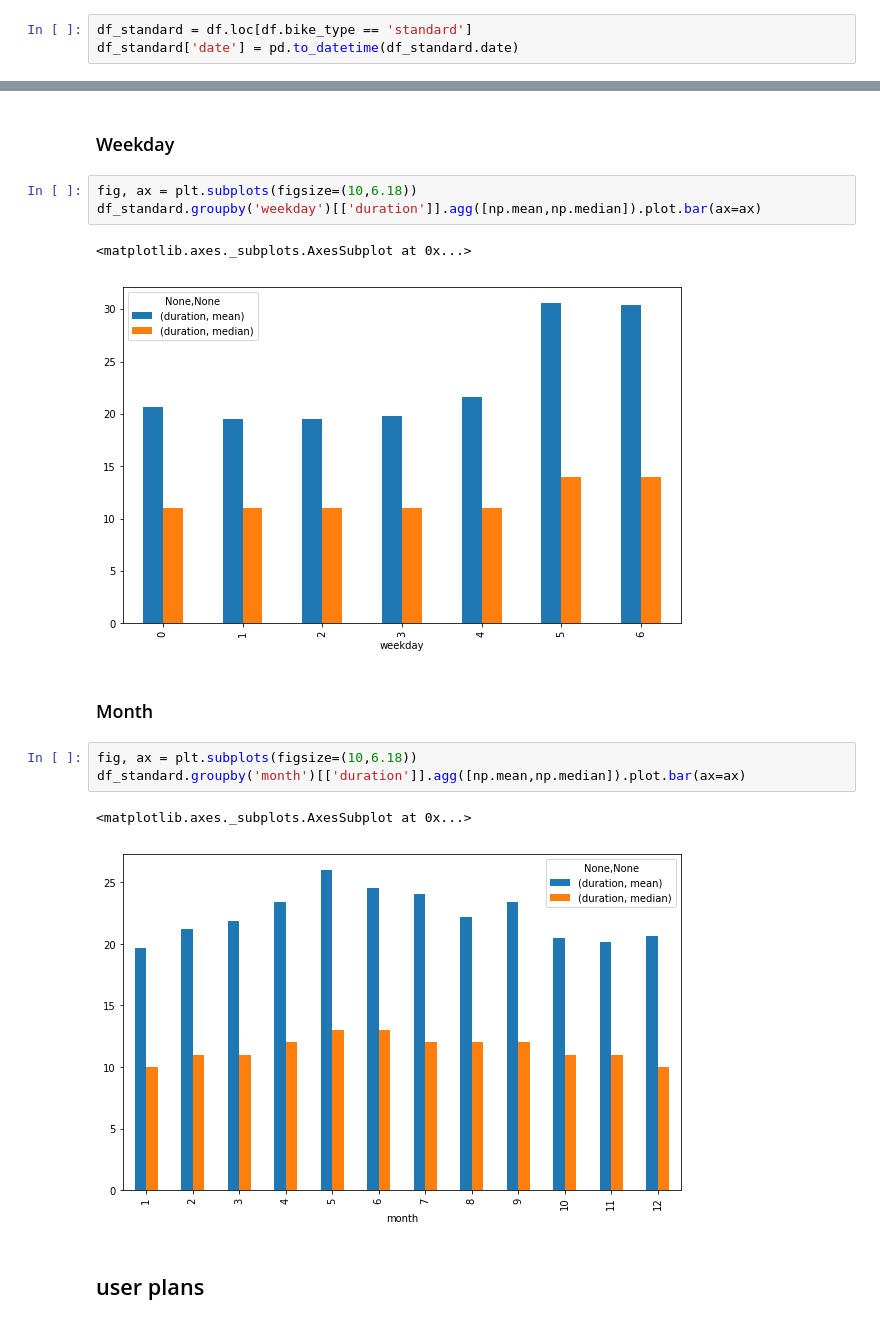
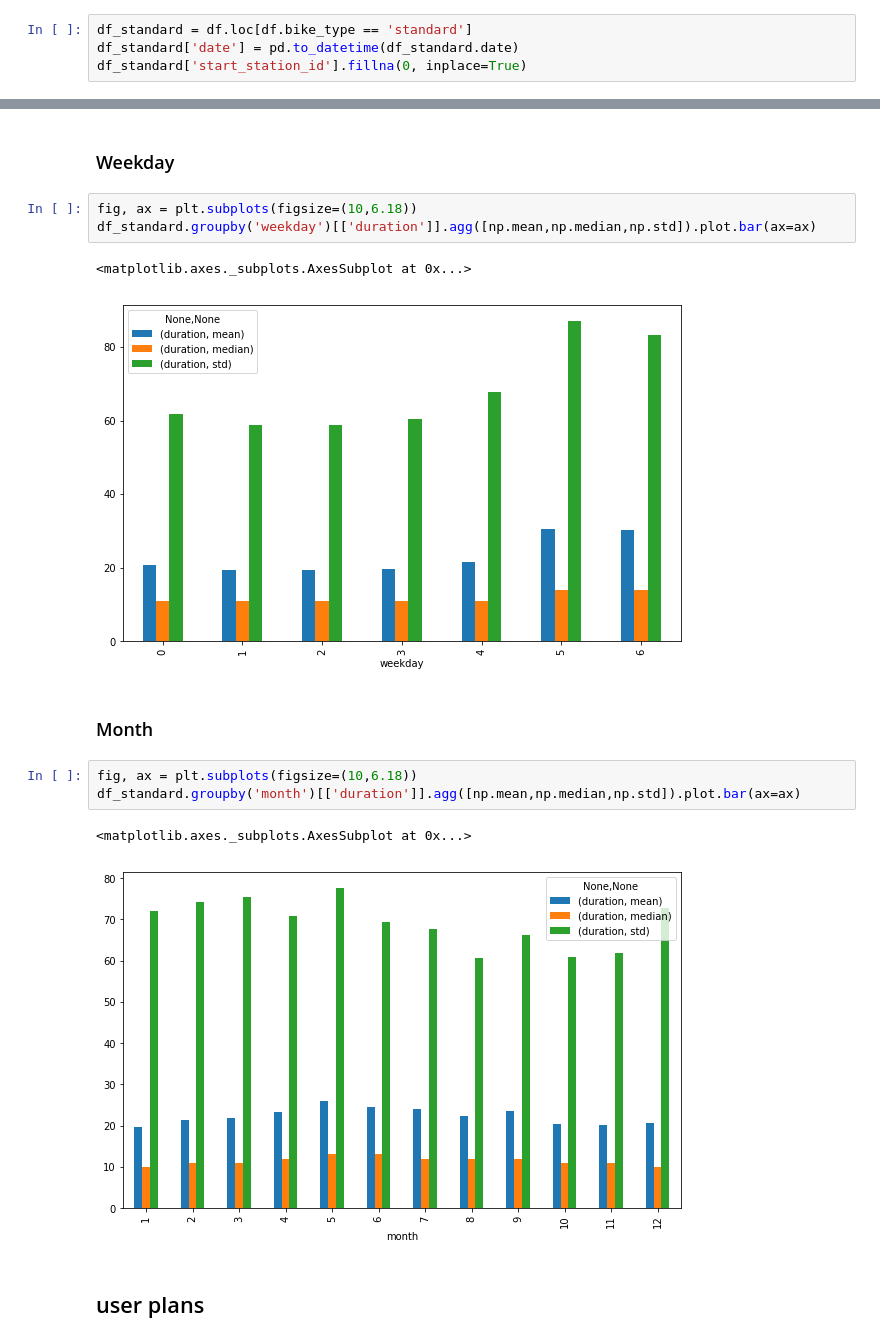
Before and after one commit to emptymalei/indego-bike-sharing-data, a Jupyter notebook: notebooks/wrangling_and_explorations.ipynb, the cells around one changed output, grey strips where cells are left out. Saved outputs shown, nothing was run; the diff lists cells and outputs as text.

```diff
--- a/notebooks/wrangling_and_explorations.ipynb
+++ b/notebooks/wrangling_and_explorations.ipynb
@@ -22,6 +24,7 @@ We explore the attributes of standard bike and electric bikes separately before
 # %%
 df_standard = df.loc[df.bike_type == 'standard']
 df_standard['date'] = pd.to_datetime(df_standard.date)
+df_standard['start_station_id'].fillna(0, inplace=True)
 # %% [output]
 A value is trying to be set on a copy of a slice from a DataFrame.
 Try using .loc[row_indexer,col_indexer] = value instead
@@ -167,18 +190,18 @@ Of course, summer is the peak season. It is too cold in winter.
 ### Weekday
 # %%
 fig, ax = plt.subplots(figsize=(10,6.18))
-df_standard.groupby('weekday')[['duration']].agg([np.mean,np.median]).plot.bar(ax=ax)
+df_standard.groupby('weekday')[['duration']].agg([np.mean,np.median,np.std]).plot.bar(ax=ax)
 # %% [output]
 <matplotlib.axes._subplots.AxesSubplot at 0x...>
-[figure, old version]
+[figure, new version]
 # %% [markdown]
 ### Month
 # %%
 fig, ax = plt.subplots(figsize=(10,6.18))
-df_standard.groupby('month')[['duration']].agg([np.mean,np.median]).plot.bar(ax=ax)
+df_standard.groupby('month')[['duration']].agg([np.mean,np.median,np.std]).plot.bar(ax=ax)
 # %% [output]
 <matplotlib.axes._subplots.AxesSubplot at 0x...>
-[figure, old version]
+[figure, new version]
 # %% [markdown]
 ## user plans
 # %%
```
Also changed, not shown: parts of 59 cells of this notebook, 2 other files.
